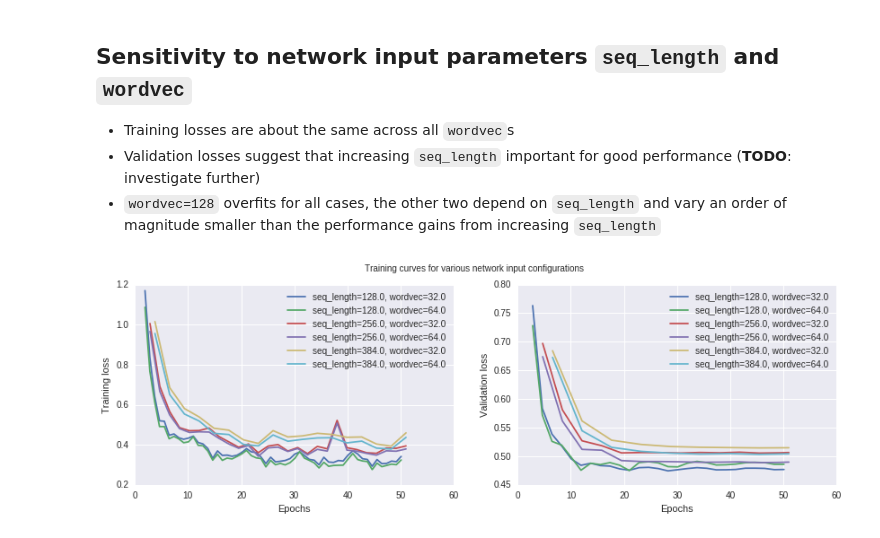
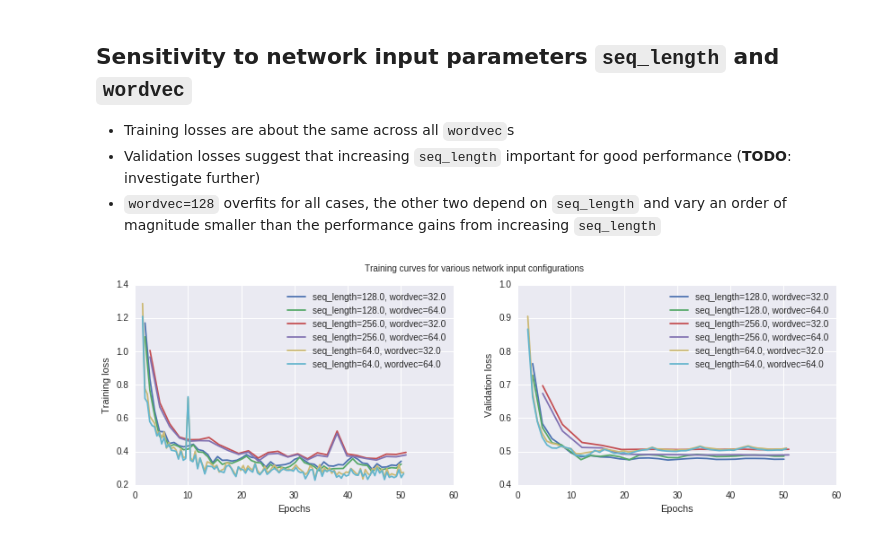
Before and after one commit to feynmanliang/mlsalt-thesis, a Jupyter notebook: notebooks/Training curves.ipynb, the cells around one changed output. Saved outputs shown, nothing was run; the diff lists cells and outputs as text; code cells hidden in the pictures.

```diff
--- a/notebooks/Training curves.ipynb
+++ b/notebooks/Training curves.ipynb
@@ -198,7 +198,7 @@ confs_subset = confs[
 plt.figure(figsize=(14,4))
 
 for log_path in confs_subset.index:
-    lab = 'rnn_size={0}, num_layers={1}'.format(*(confs.loc[log_path][['rnn_size', 'num_layers']]))
+    lab = 'rnn_size={0}'.format(*(confs.loc[log_path][['rnn_size']]))
     plt.subplot(1,2,1)
     plt.plot(train[log_path]['epoch'], train[log_path]['loss'], label=lab)
     plt.subplot(1,2,2)
@@ -216,7 +216,7 @@ plt.ylabel('Validation loss')
 plt.xlabel('Epochs')
 plt.legend(loc='best')
 
-plt.suptitle('Training curves for various hidden layer architectures')
-plt.savefig('torch-rnn-network-params.png')
+plt.suptitle('Increasing rnn_size does not improve performance')
+plt.savefig('torch-rnn-network-params-rnn-size.png')
 plt.show()
 # %% [output]
@@ -223,0 +224,31 @@ plt.show()
+# %%
+confs_subset = confs[
+    confs['wordvec'] == 32][
+    confs['seq_length'] == 128][
+    confs['dropout'] == 0.3][
+    confs['rnn_size'] == 256]
+
+plt.figure(figsize=(14,4))
+
+for log_path in confs_subset.index:
+    lab = 'num_layers={0}'.format(*(confs.loc[log_path][['num_layers']]))
+    plt.subplot(1,2,1)
+    plt.plot(train[log_path]['epoch'], train[log_path]['loss'], label=lab)
+    plt.subplot(1,2,2)
+    plt.plot(val[log_path]['epoch'], val[log_path]['loss'], label=lab)
+
+
+plt.subplot(1,2,1)
+plt.ylabel('Training loss')
+plt.xlabel('Epochs')
+plt.legend(loc='best')
+
+
+plt.subplot(1,2,2)
+plt.ylabel('Validation loss')
+plt.xlabel('Epochs')
+plt.legend(loc='best')
+
+plt.suptitle('Increasing num_layers does not improve performance')
+plt.savefig('torch-rnn-network-params-num-layers.png')
+plt.show()
@@ -263,31 +296,33 @@ plt.show()
 # %%
 confs_subset = confs[
     confs['num_layers'] == 3][
     confs['rnn_size'] == 256][
-    confs['dropout'] == 0.3]
+    confs['dropout'] == 0.3][
+    confs['seq_length'] <= 256][
+    confs['wordvec'] >= 32]
 
 plt.figure(figsize=(14,4))
 
 for log_path in confs_subset.index:
     lab = 'seq_length={0}, wordvec={1}'.format(*(confs.loc[log_path][['seq_length', 'wordvec']]))
     plt.subplot(1,2,1)
     plt.plot(train[log_path]['epoch'], train[log_path]['loss'], label=lab)
     plt.subplot(1,2,2)
     plt.plot(val[log_path]['epoch'], val[log_path]['loss'], label=lab)
 
 
 plt.subplot(1,2,1)
 plt.ylabel('Training loss')
 plt.xlabel('Epochs')
 plt.legend(loc='best')
 
 plt.subplot(1,2,2)
 plt.ylabel('Validation loss')
 plt.xlabel('Epochs')
 plt.legend(loc='best')
 
 plt.suptitle('Training curves for various network input configurations')
 plt.savefig('torch-rnn-input-params.png')
 plt.show()
 # %% [output]
-[figure, old version]
+[figure, new version]
```
Also changed, not shown: parts of 5 cells of this notebook, 2 other files.
